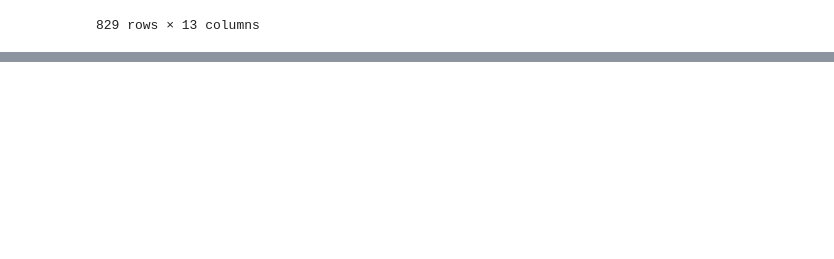
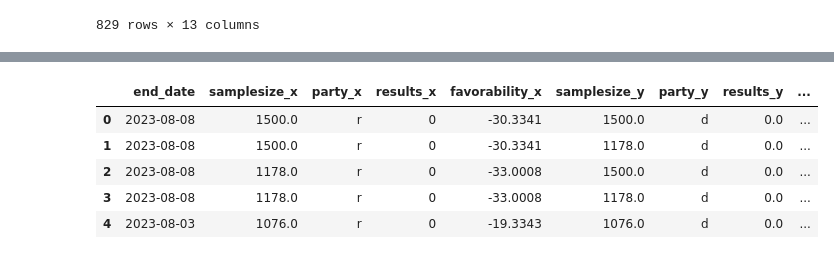
Before and after one commit to MSchell0129/Complex_Political_Phenomenon, a Jupyter notebook: Code_Files/2023_polling_data.ipynb, the cells around one changed output, grey strips where cells are left out. Saved outputs shown, nothing was run; the diff lists cells and outputs as text; code cells hidden in the pictures; blank space fills up the shorter version.

```diff
--- a/Code_Files/2023_polling_data.ipynb
+++ b/Code_Files/2023_polling_data.ipynb
@@ -247,0 +245,5 @@ biden_v_trump.head()
+# %%
+r = biden_v_trump.loc[biden_v_trump['party'] == 'r']
+d = biden_v_trump.loc[biden_v_trump['party'] == 'd']
+display(r.head())
+display(d.head())
@@ -247,0 +263,10 @@ biden_v_trump.head()
+# %%
+biden_v_trump = r.merge(d, on= 'end_date', how = 'left')
+biden_v_trump.head()
+# %% [output]
+|  | end_date | samplesize_x | party_x | results_x | favorability_x | samplesize_y | party_y | results_y | ... |
+| 0 | 2023-08-08 | 1500.0 | r | 0 | -30.3341 | 1500.0 | d | 0.0 | ... |
+| 1 | 2023-08-08 | 1500.0 | r | 0 | -30.3341 | 1178.0 | d | 0.0 | ... |
+| 2 | 2023-08-08 | 1178.0 | r | 0 | -33.0008 | 1500.0 | d | 0.0 | ... |
+| 3 | 2023-08-08 | 1178.0 | r | 0 | -33.0008 | 1178.0 | d | 0.0 | ... |
+| 4 | 2023-08-03 | 1076.0 | r | 0 | -19.3343 | 1076.0 | d | 0.0 | ... |
```
Also changed, not shown: parts of 6 cells of this notebook, 5 other files.
